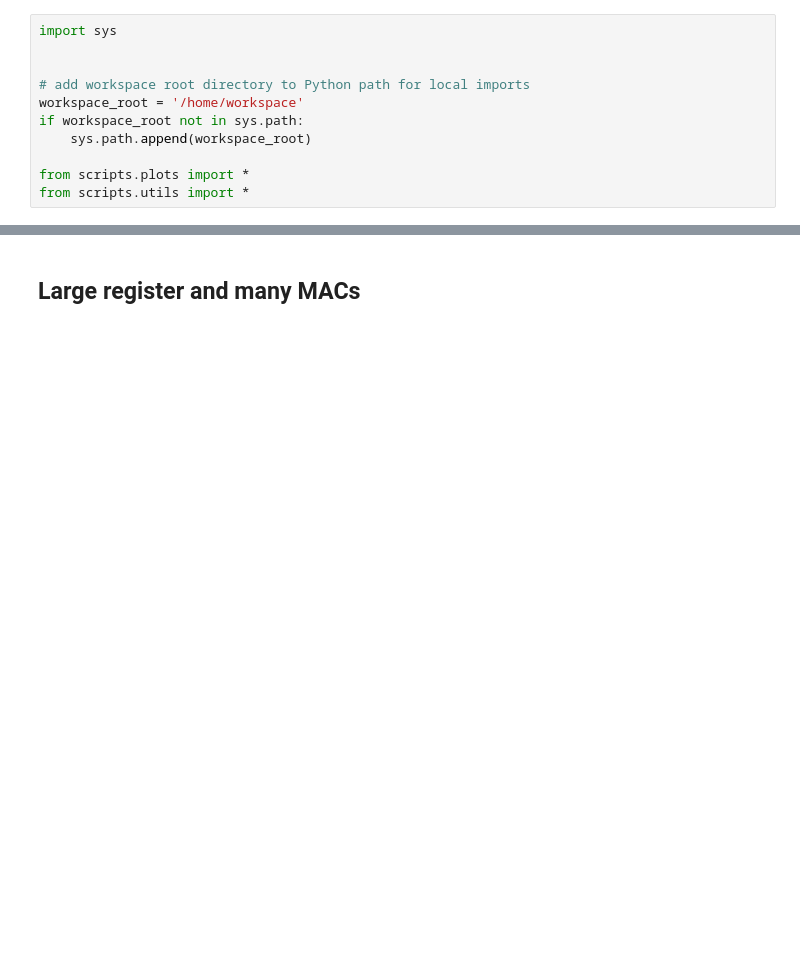
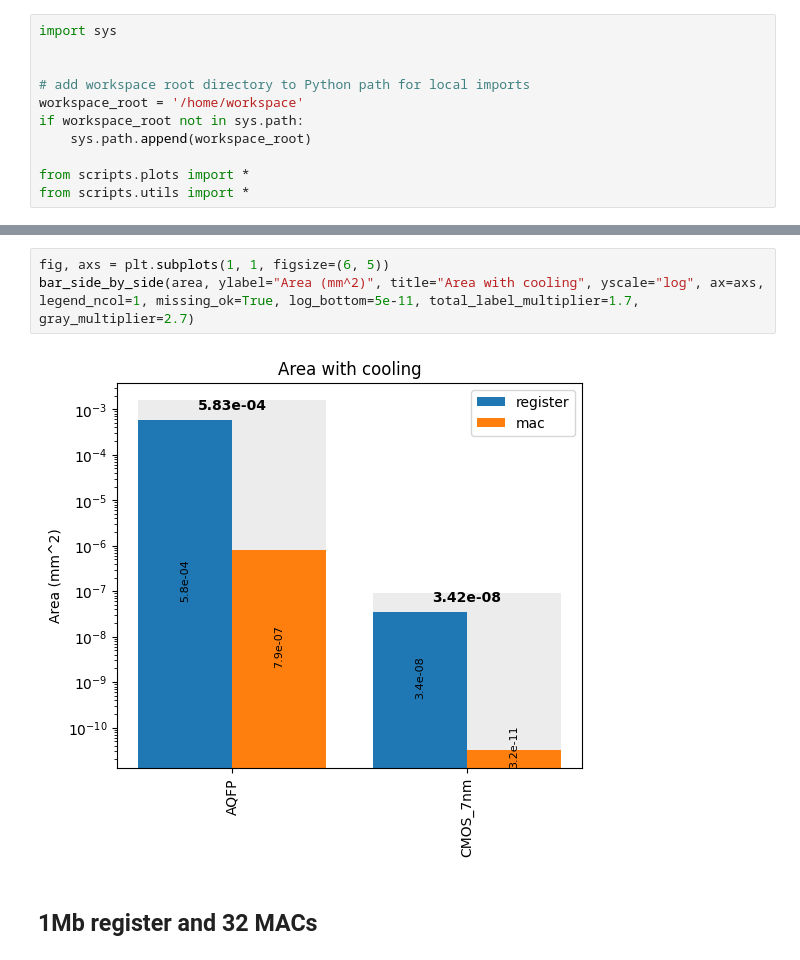
Before and after one commit to camronblackburn/superloop, a Jupyter notebook: workspace/examples/full_dnn.ipynb, the cells around one changed output, grey strips where cells are left out. Drawn from its saved outputs; the diff is of its cells as text; blank space fills up the shorter version.

```diff
--- a/workspace/examples/full_dnn.ipynb
+++ b/workspace/examples/full_dnn.ipynb
@@ -172,5 +140,10 @@ bar_side_by_side(area, ylabel="Area (mm^2)", title="Area Performance", yscale="l
+# %%
+fig, axs = plt.subplots(1, 1, figsize=(6, 5))
+bar_side_by_side(area, ylabel="Area (mm^2)", title="Area with cooling", yscale="log", ax=axs, legend_ncol=1, missing_ok=True, log_bottom=5e-11, total_label_multiplier=1.7, gray_multiplier=2.7)
+# %% [output]
+[figure, added]
 # %% [markdown]
-## Large register and many MACs
+## 1Mb register and 32 MACs
 # %%
 kwargs = dict(
     architecture=ARCHITECTURE_CHOICE,
```
Also changed, not shown: parts of 16 cells of this notebook.
